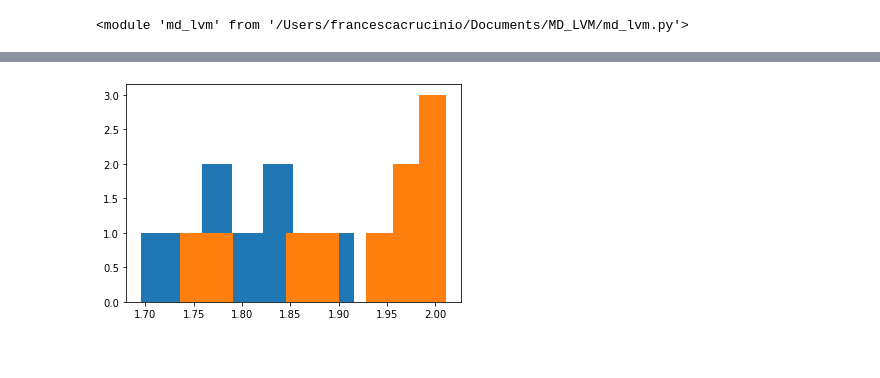
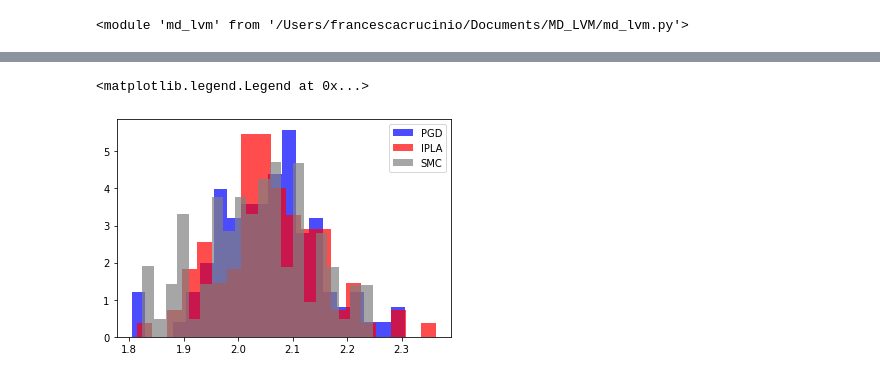
Before and after one commit to FrancescaCrucinio/MD_LVM, a Jupyter notebook: BayesianLogisticRegression/BayesianLR.ipynb, the cells around one changed output, grey strips where cells are left out. Drawn from its saved outputs; the diff is of its cells as text; code cells hidden in the pictures.

```diff
--- a/BayesianLogisticRegression/BayesianLR.ipynb
+++ b/BayesianLogisticRegression/BayesianLR.ipynb
@@ -64,5 +64,0 @@ plt.xlim([-K/100, K])
-# %%
-plt.hist(X_pgd[0, -N:].T);
-plt.hist(X_ipla[0, -N:].T);
-# %% [output]
-[figure, removed]
@@ -78,0 +65,8 @@ def rwm_accept_bayesian_lr(v, prop, theta_seq, gamma, data, f):
+# %%
+plt.hist(X_pgd[0, -N:].T, density = True, color='blue', alpha = 0.7, label = 'PGD', bins = 20);
+plt.hist(X_ipla[0, -N:].T, density = True, color='red', alpha = 0.7, label = 'IPLA', bins = 20);
+plt.hist(X_md[K-1, :, 0], weights = W_md, density = True, color='gray', alpha = 0.7, label = 'SMC', bins = 20);
+plt.legend(loc='upper right')
+# %% [output]
+<matplotlib.legend.Legend at 0x...>
+[figure, added]
```
Also changed, not shown: parts of 16 cells of this notebook, 6 other files.
